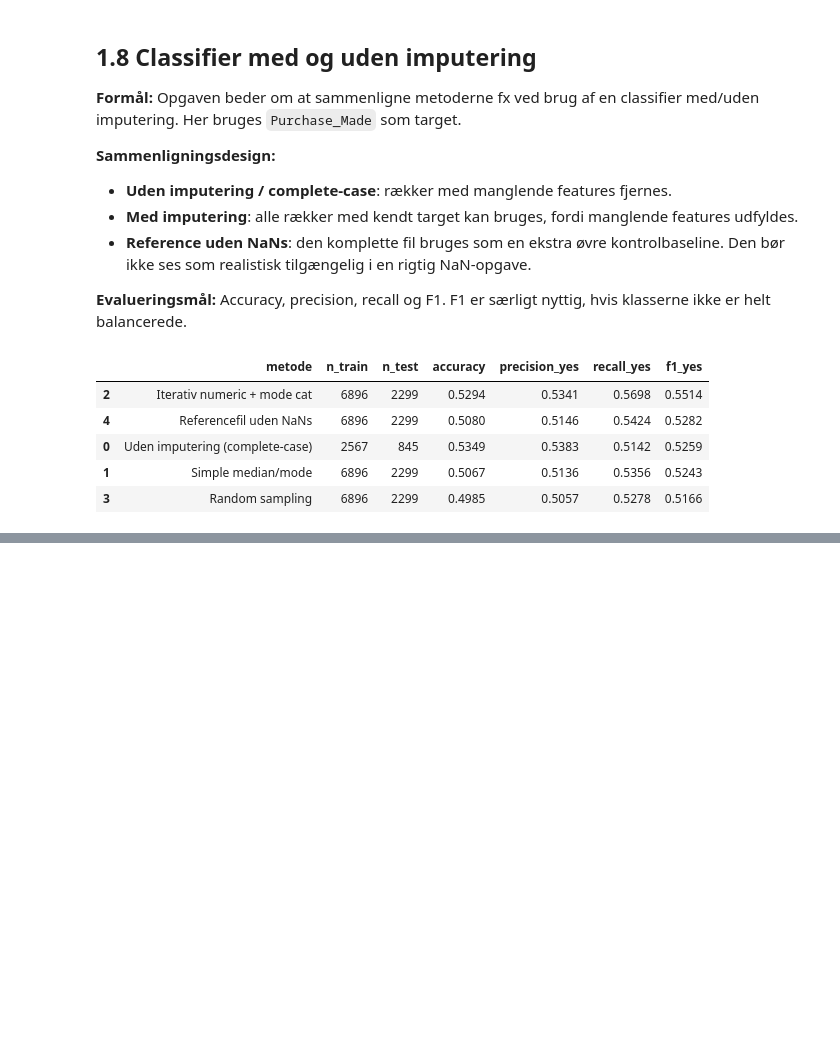
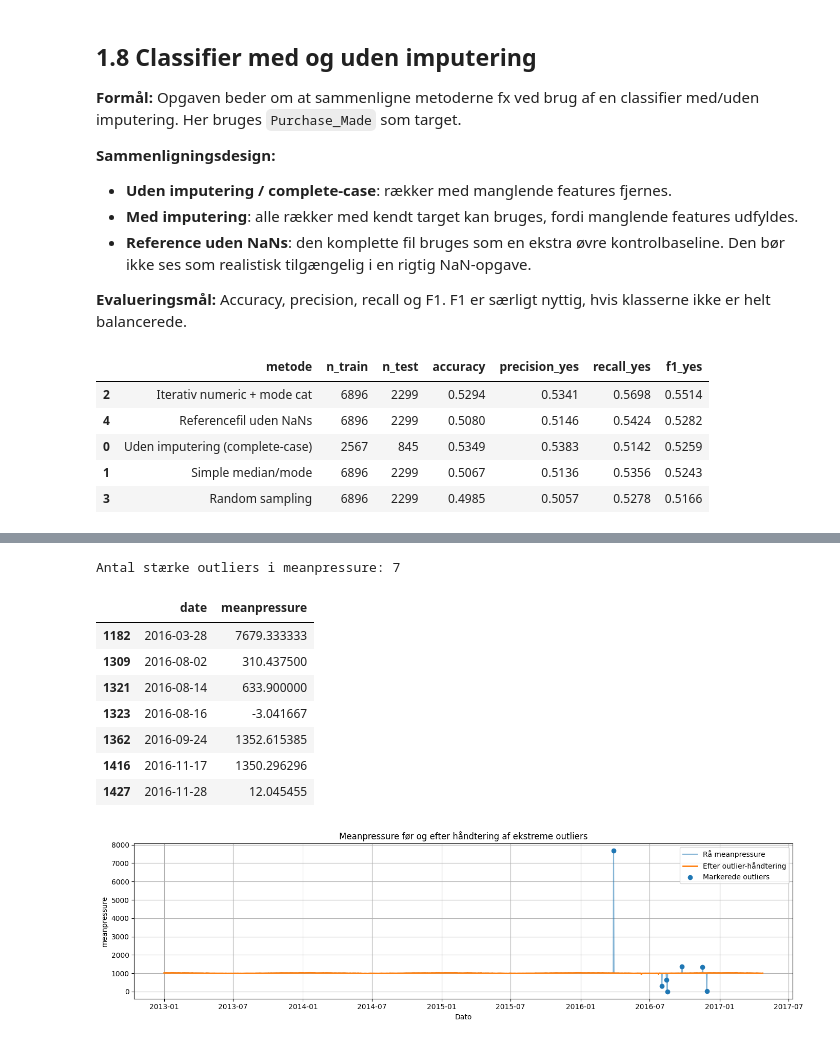
Before and after one commit to Ziabo1/AI-og-Data-Miniprojekt1, a Jupyter notebook: Samlet_miniprojekt_AI_og_Data.ipynb, the cells around one changed output, grey strips where cells are left out. Saved outputs shown, nothing was run; the diff lists cells and outputs as text; code cells hidden in the pictures; blank space fills up the shorter version.

```diff
--- a/Samlet_miniprojekt_AI_og_Data.ipynb
+++ b/Samlet_miniprojekt_AI_og_Data.ipynb
@@ -610,0 +850,40 @@ display(classifier_results.round(4))
+# %%
+def robust_outlier_mask(series, threshold=8.0):
+    med = series.median()
+    mad = np.median(np.abs(series - med))
+    if mad == 0:
+        return pd.Series(False, index=series.index)
+    robust_z = 0.6745 * (series - med) / mad
+    return robust_z.abs() > threshold
+
+climate_clean = climate.copy()
+pressure_mask = robust_outlier_mask(climate_clean["meanpressure"], threshold=8.0)
+pressure_outliers = climate_clean.loc[pressure_mask, ["date", "meanpressure"]]
+
+print("Antal stærke outliers i meanpressure:", int(pressure_mask.sum()))
+display(climate_clean.loc[pressure_mask, ["date", "meanpressure"]])
+
+climate_clean.loc[pressure_mask, "meanpressure"] = np.nan
+climate_clean["meanpressure"] = climate_clean["meanpressure"].interpolate(method="linear", limit_direction="both")
+
+fig, ax = plt.subplots(figsize=(14, 4))
+ax.plot(climate["date"], climate["meanpressure"], label="Rå meanpressure", alpha=0.55)
+ax.plot(climate_clean["date"], climate_clean["meanpressure"], label="Efter outlier-håndtering", linewidth=2)
+ax.scatter(pressure_outliers["date"], pressure_outliers["meanpressure"], label="Markerede outliers", zorder=3)
+ax.set_title("Meanpressure før og efter håndtering af ekstreme outliers")
+ax.set_xlabel("Dato")
+ax.set_ylabel("meanpressure")
+ax.legend()
+plt.tight_layout()
+plt.show()
+# %% [output]
+Antal stærke outliers i meanpressure: 7
+|  | date | meanpressure |
+| 1182 | 2016-03-28 | 7679.333333 |
+| 1309 | 2016-08-02 | 310.437500 |
+| 1321 | 2016-08-14 | 633.900000 |
+| 1323 | 2016-08-16 | -3.041667 |
+| 1362 | 2016-09-24 | 1352.615385 |
+| 1416 | 2016-11-17 | 1350.296296 |
+| 1427 | 2016-11-28 | 12.045455 |
+[figure, added]
```
Also changed, not shown: parts of 21 cells of this notebook, 1 other file.
